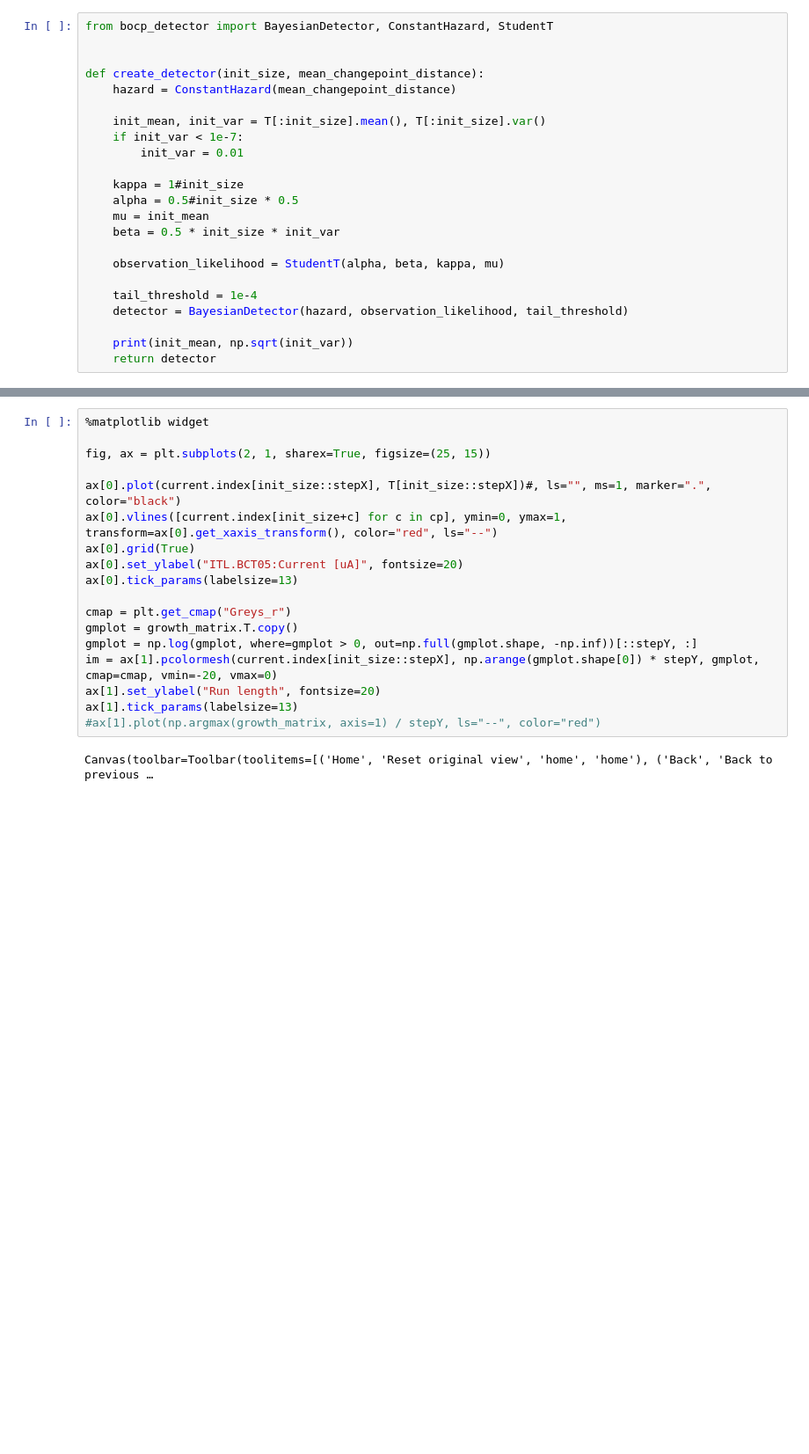
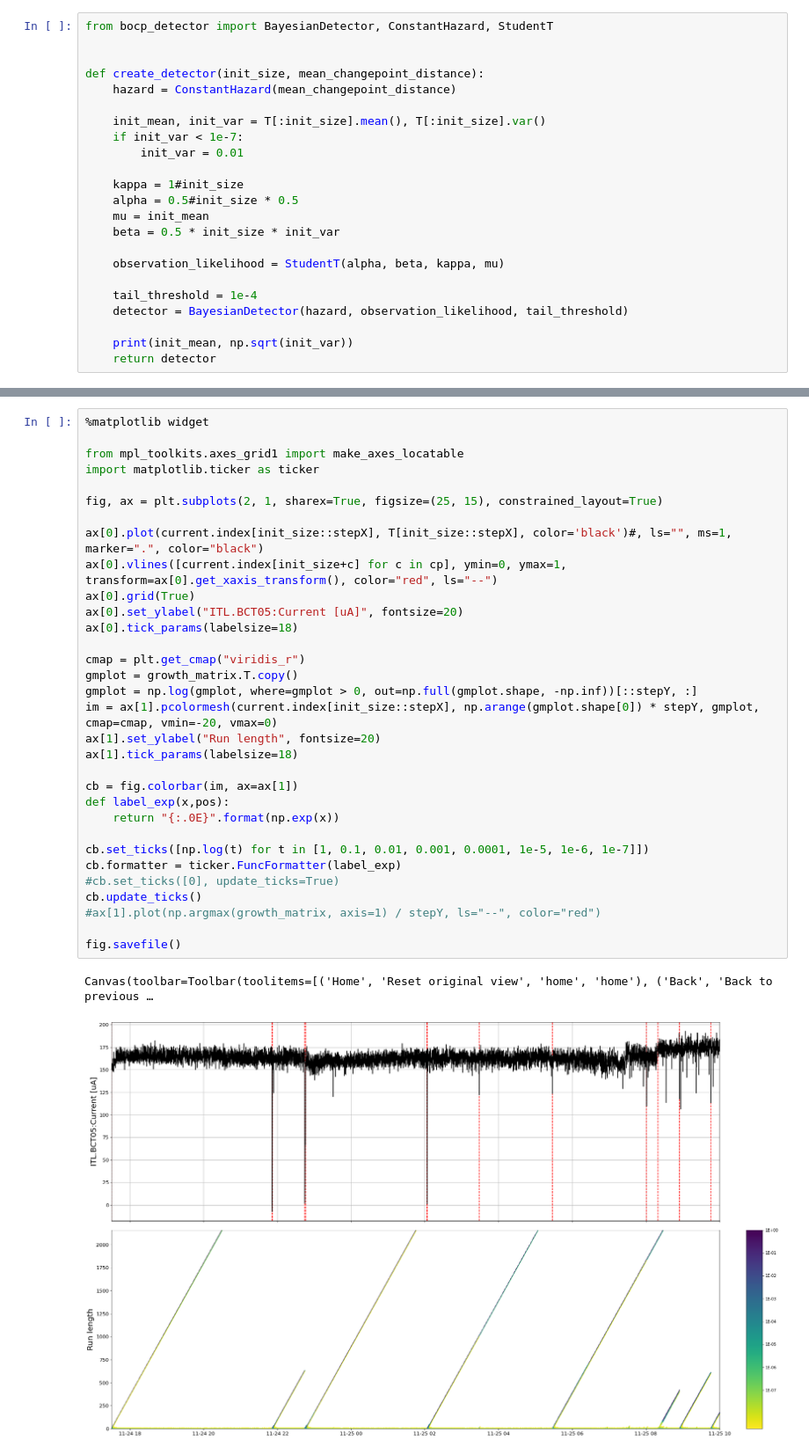
Before and after one commit to mihailescum/bocd, a Jupyter notebook: changepoints/Nov2018_study.ipynb, the cells around one changed output, grey strips where cells are left out. Shown at 88% size. Drawn from its saved outputs; the diff is of its cells as text; blank space fills up the shorter version.

```diff
--- a/changepoints/Nov2018_study.ipynb
+++ b/changepoints/Nov2018_study.ipynb
@@ -118,23 +115,38 @@ f"Number of changepoints: {len(cp)}"
 # %%
 %matplotlib widget
 
-fig, ax = plt.subplots(2, 1, sharex=True, figsize=(25, 15))
+from mpl_toolkits.axes_grid1 import make_axes_locatable
+import matplotlib.ticker as ticker
 
-ax[0].plot(current.index[init_size::stepX], T[init_size::stepX])#, ls="", ms=1, marker=".", color="black")
+fig, ax = plt.subplots(2, 1, sharex=True, figsize=(25, 15), constrained_layout=True)
+
+ax[0].plot(current.index[init_size::stepX], T[init_size::stepX], color='black')#, ls="", ms=1, marker=".", color="black")
 ax[0].vlines([current.index[init_size+c] for c in cp], ymin=0, ymax=1, transform=ax[0].get_xaxis_transform(), color="red", ls="--")
 ax[0].grid(True)
 ax[0].set_ylabel("ITL.BCT05:Current [uA]", fontsize=20)
-ax[0].tick_params(labelsize=13)
+ax[0].tick_params(labelsize=18)
 
-cmap = plt.get_cmap("Greys_r")
+cmap = plt.get_cmap("viridis_r")
 gmplot = growth_matrix.T.copy()
 gmplot = np.log(gmplot, where=gmplot > 0, out=np.full(gmplot.shape, -np.inf))[::stepY, :]
 im = ax[1].pcolormesh(current.index[init_size::stepX], np.arange(gmplot.shape[0]) * stepY, gmplot, cmap=cmap, vmin=-20, vmax=0)
 ax[1].set_ylabel("Run length", fontsize=20)
-ax[1].tick_params(labelsize=13)
+ax[1].tick_params(labelsize=18)
+
+cb = fig.colorbar(im, ax=ax[1])
+def label_exp(x,pos):
+    return "{:.0E}".format(np.exp(x))
+
+cb.set_ticks([np.log(t) for t in [1, 0.1, 0.01, 0.001, 0.0001, 1e-5, 1e-6, 1e-7]])
+cb.formatter = ticker.FuncFormatter(label_exp)
+#cb.set_ticks([0], update_ticks=True)
+cb.update_ticks()
 #ax[1].plot(np.argmax(growth_matrix, axis=1) / stepY, ls="--", color="red")
+
+fig.savefile()
 # %% [output]
 Canvas(toolbar=Toolbar(toolitems=[('Home', 'Reset original view', 'home', 'home'), ('Back', 'Back to previous …
+[figure, added]
 # %%
 current[(current.index >="2018-11-25 23:45") & (current.index <= "2018-11-26 00:40")].std()
 # %% [output]
```
Also changed, not shown: parts of 9 cells of this notebook, 3 other files.
